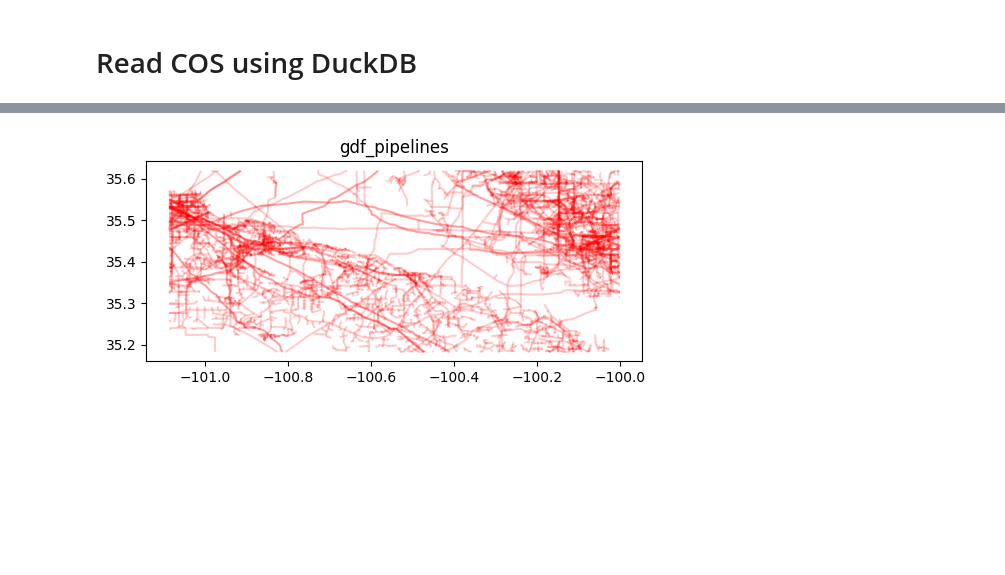
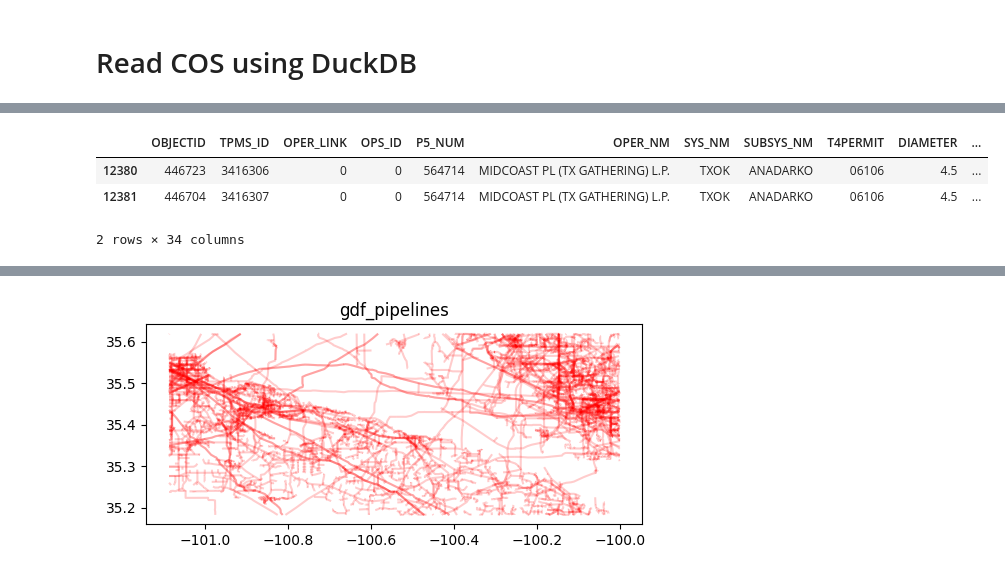
Before and after one commit to IBM/tensorlakehouse, a Jupyter notebook: examples/query_cos_oil_gas.ipynb, the cells around one changed output, grey strips where cells are left out. Cells and saved outputs as stored; diff of their text form; code cells hidden in the pictures; blank space fills up the shorter version.

```diff
--- a/examples/query_cos_oil_gas.ipynb
+++ b/examples/query_cos_oil_gas.ipynb
@@ -149,7 +178,12 @@ plt.show()
 # %% [markdown]
 # Read COS using DuckDB
 # %%
-def query_remote(remote_path, endpoint_url, access_key_id, secret_access_key, query_polygon):
+def query_remote(remote_path, query_polygon, endpoint_url, access_key_id, secret_access_key):
+    """Query the remote parquet vectorstore.
+
+    :remote_path:   Base directory of parquet store or list of individual parquet files.
+    :query_polygon: Shapely polygon of the area of interest.
+    """
     s3_endpoint = endpoint_url.split('https://')[1]
     s3_region = 'us-east'
 
@@ -168,8 +202,17 @@ def query_remote(remote_path, endpoint_url, access_key_id, secret_access_key, qu
     #db.execute("SET s3_use_ssl=true")
 
     # Create a table view
-    filepath = 's3://' + os.path.join(remote_path, '**/*.parquet').replace('\\', '/')
-    db.execute(f"CREATE VIEW tbl AS SELECT * FROM parquet_scan('{filepath}')")
+    if isinstance(remote_path, str):
+        # Directory provided in remote_path
+        filepath = 's3://' + os.path.join(remote_path, '**/*.parquet').replace('\\', '/')
+        db.execute(f"CREATE VIEW tbl AS SELECT * FROM parquet_scan('{filepath}')")
+    else:
+        # List of remote paths provided in remote_path
+        filepath = [
+            's3://' + r for r in remote_path
+        ]
+        db.execute(f"CREATE VIEW tbl AS SELECT * FROM read_parquet({[r for r in filepath]})")
+
     #cols = [t[0] for t in db.execute("describe tbl").fetchall()]
 
     # Create a derived table where the geometry column is a true geometry, not just a WKB.
@@ -208,0 +243,18 @@ Wall time: 20.5 s
+# %%
+%%time
+# Smart Query: Texas Statewide Pipelines Dataset
+
+# (A) Get the file-level spatial metadata
+gdf_meta_geo_pipelines = file_geo_metadata(remote_directory_pipelines, remote_fs)
+
+remote_paths_filtered = list(
+    gdf_meta_geo_pipelines[gdf_meta_geo_pipelines.intersects(query_polygon)]['remote_path']
+)
+print('remote_paths_filtered', len(remote_paths_filtered))
+
+gdf_pipelines = query_remote(
+    remote_directory_pipelines, query_polygon, endpoint_url, access_key_id, secret_access_key
+)
+gdf_pipelines['geometry'] = gdf_pipelines.intersection(query_polygon) # Cuts the shapes
+gdf_pipelines.tail(2)
+# %% [output]
@@ -208,0 +265,4 @@ Wall time: 20.5 s
+|  | OBJECTID | TPMS_ID | OPER_LINK | OPS_ID | P5_NUM | OPER_NM | SYS_NM | SUBSYS_NM | T4PERMIT | DIAMETER | ... |
+| 12380 | 446723 | 3416306 | 0 | 0 | 564714 | MIDCOAST PL (TX GATHERING) L.P. | TXOK | ANADARKO | 06106 | 4.5 | ... |
+| 12381 | 446704 | 3416307 | 0 | 0 | 564714 | MIDCOAST PL (TX GATHERING) L.P. | TXOK | ANADARKO | 06106 | 4.5 | ... |
+2 rows × 34 columns
```
Also changed, not shown: parts of 11 cells of this notebook.
